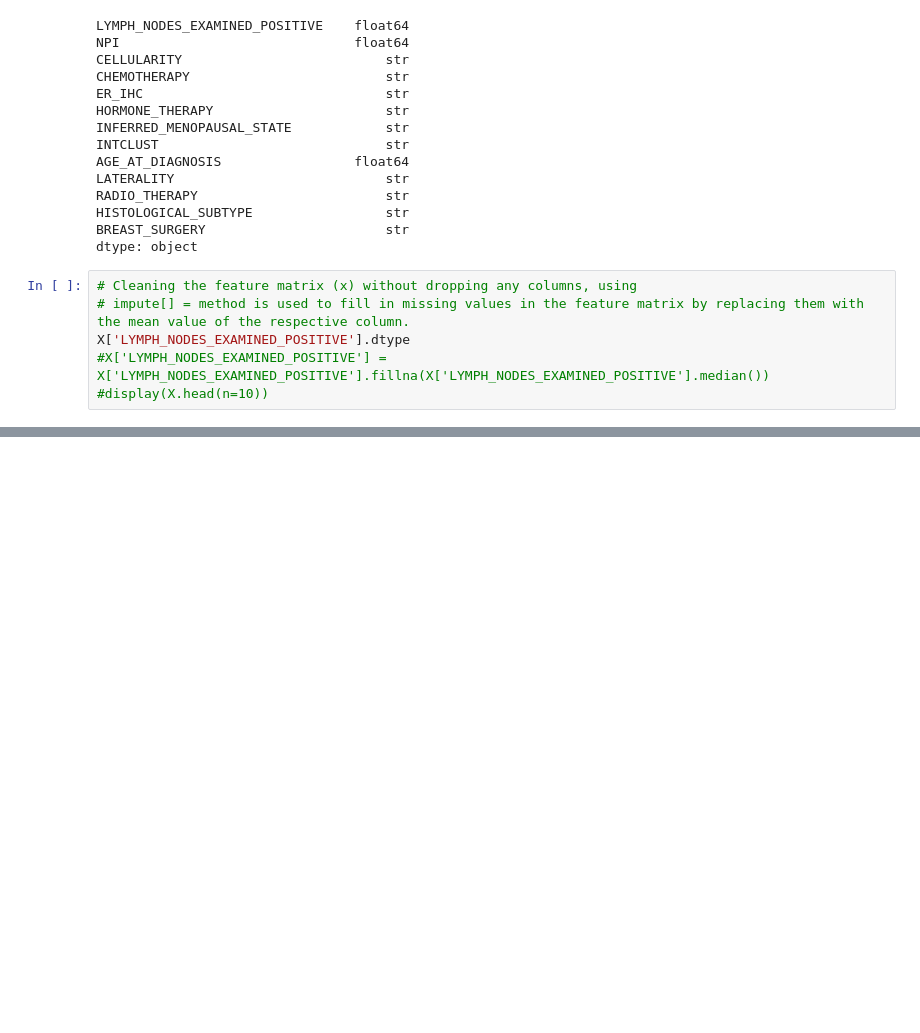
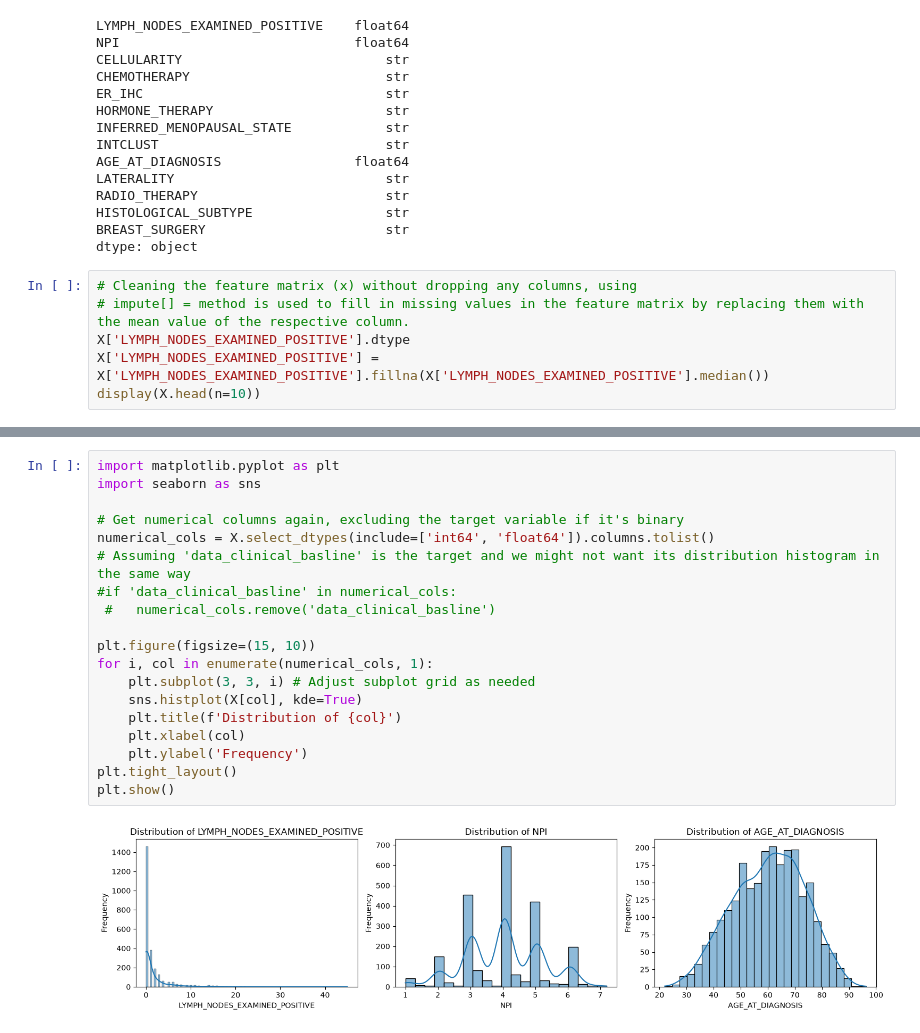
Before and after one commit to VJ1130/ClinSTRAT, a Jupyter notebook: 01_data_preprocessing.ipynb, the cells around one changed output, grey strips where cells are left out. Drawn from its saved outputs; the diff is of its cells as text; blank space fills up the shorter version.

```diff
--- a/01_data_preprocessing.ipynb
+++ b/01_data_preprocessing.ipynb
@@ -170,6 +170,6 @@ dtype: object
 # Cleaning the feature matrix (x) without dropping any columns, using
 # impute[] = method is used to fill in missing values in the feature matrix by replacing them with the mean value of the respective column.
 X['LYMPH_NODES_EXAMINED_POSITIVE'].dtype
-#X['LYMPH_NODES_EXAMINED_POSITIVE'] = X['LYMPH_NODES_EXAMINED_POSITIVE'].fillna(X['LYMPH_NODES_EXAMINED_POSITIVE'].median())
-#display(X.head(n=10))
+X['LYMPH_NODES_EXAMINED_POSITIVE'] = X['LYMPH_NODES_EXAMINED_POSITIVE'].fillna(X['LYMPH_NODES_EXAMINED_POSITIVE'].median())
+display(X.head(n=10))
 # %% [output]
@@ -181,0 +238,21 @@ print(mean_value)
+# %%
+import matplotlib.pyplot as plt
+import seaborn as sns
+
+# Get numerical columns again, excluding the target variable if it's binary
+numerical_cols = X.select_dtypes(include=['int64', 'float64']).columns.tolist()
+# Assuming 'data_clinical_basline' is the target and we might not want its distribution histogram in the same way
+#if 'data_clinical_basline' in numerical_cols:
+ #   numerical_cols.remove('data_clinical_basline')
+
+plt.figure(figsize=(15, 10))
+for i, col in enumerate(numerical_cols, 1):
+    plt.subplot(3, 3, i) # Adjust subplot grid as needed
+    sns.histplot(X[col], kde=True)
+    plt.title(f'Distribution of {col}')
+    plt.xlabel(col)
+    plt.ylabel('Frequency')
+plt.tight_layout()
+plt.show()
+# %% [output]
+[figure, added]
```
Also changed, not shown: parts of 5 cells of this notebook.
